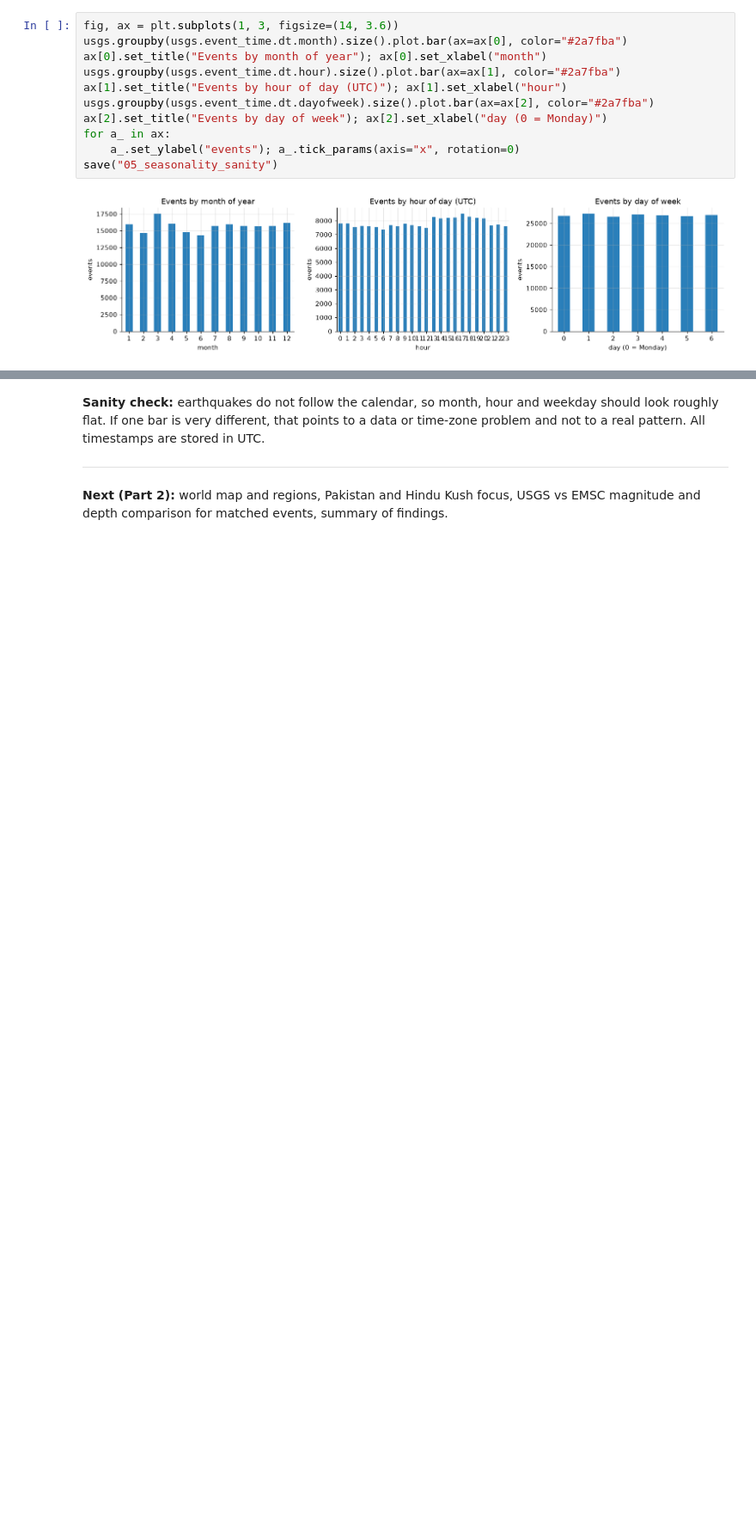
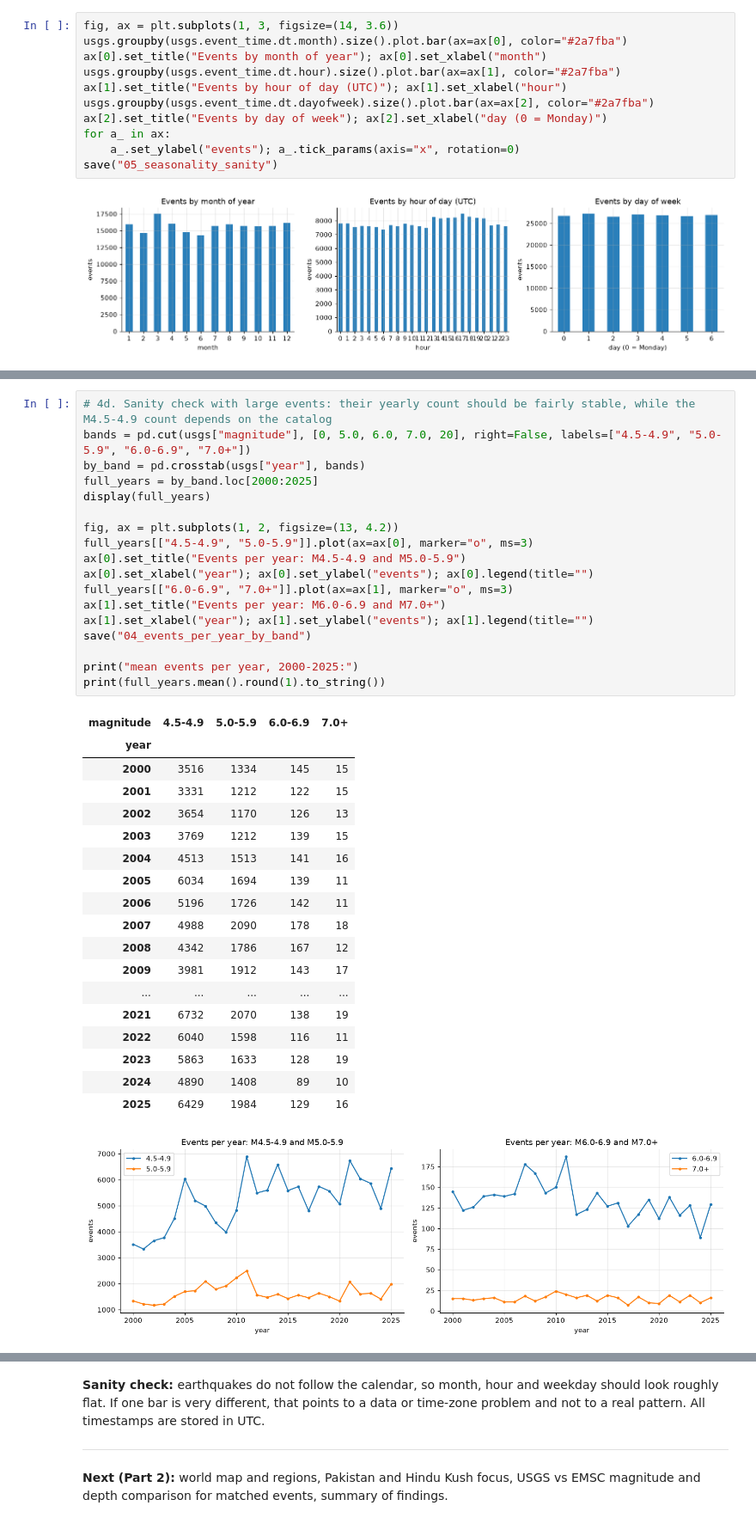
Before and after one commit to asadsaleem200411-blip/tremorlens, a Jupyter notebook: eda/tremorlens_eda_part1.ipynb, the cells around one changed output, grey strips where cells are left out. Shown at 86% size. Saved outputs shown, nothing was run; the diff lists cells and outputs as text; blank space fills up the shorter version.

```diff
--- a/eda/tremorlens_eda_part1.ipynb
+++ b/eda/tremorlens_eda_part1.ipynb
@@ -385,0 +535,38 @@ save("05_seasonality_sanity")
+# %%
+# 4d. Sanity check with large events: their yearly count should be fairly stable, while the M4.5-4.9 count depends on the catalog
+bands = pd.cut(usgs["magnitude"], [0, 5.0, 6.0, 7.0, 20], right=False, labels=["4.5-4.9", "5.0-5.9", "6.0-6.9", "7.0+"])
+by_band = pd.crosstab(usgs["year"], bands)
+full_years = by_band.loc[2000:2025]
+display(full_years)
+
+fig, ax = plt.subplots(1, 2, figsize=(13, 4.2))
+full_years[["4.5-4.9", "5.0-5.9"]].plot(ax=ax[0], marker="o", ms=3)
+ax[0].set_title("Events per year: M4.5-4.9 and M5.0-5.9")
+ax[0].set_xlabel("year"); ax[0].set_ylabel("events"); ax[0].legend(title="")
+full_years[["6.0-6.9", "7.0+"]].plot(ax=ax[1], marker="o", ms=3)
+ax[1].set_title("Events per year: M6.0-6.9 and M7.0+")
+ax[1].set_xlabel("year"); ax[1].set_ylabel("events"); ax[1].legend(title="")
+save("04_events_per_year_by_band")
+
+print("mean events per year, 2000-2025:")
+print(full_years.mean().round(1).to_string())
+# %% [output]
+| magnitude | 4.5-4.9 | 5.0-5.9 | 6.0-6.9 | 7.0+ |
+| year |  |  |  |  |
+| 2000 | 3516 | 1334 | 145 | 15 |
+| 2001 | 3331 | 1212 | 122 | 15 |
+| 2002 | 3654 | 1170 | 126 | 13 |
+| 2003 | 3769 | 1212 | 139 | 15 |
+| 2004 | 4513 | 1513 | 141 | 16 |
+| 2005 | 6034 | 1694 | 139 | 11 |
+| 2006 | 5196 | 1726 | 142 | 11 |
+| 2007 | 4988 | 2090 | 178 | 18 |
+| 2008 | 4342 | 1786 | 167 | 12 |
+| 2009 | 3981 | 1912 | 143 | 17 |
+| ... | ... | ... | ... | ... |
+| 2021 | 6732 | 2070 | 138 | 19 |
+| 2022 | 6040 | 1598 | 116 | 11 |
+| 2023 | 5863 | 1633 | 128 | 19 |
+| 2024 | 4890 | 1408 | 89 | 10 |
+| 2025 | 6429 | 1984 | 129 | 16 |
+[figure, added]
```
Also changed, not shown: parts of 4 cells of this notebook, 8 other files.
